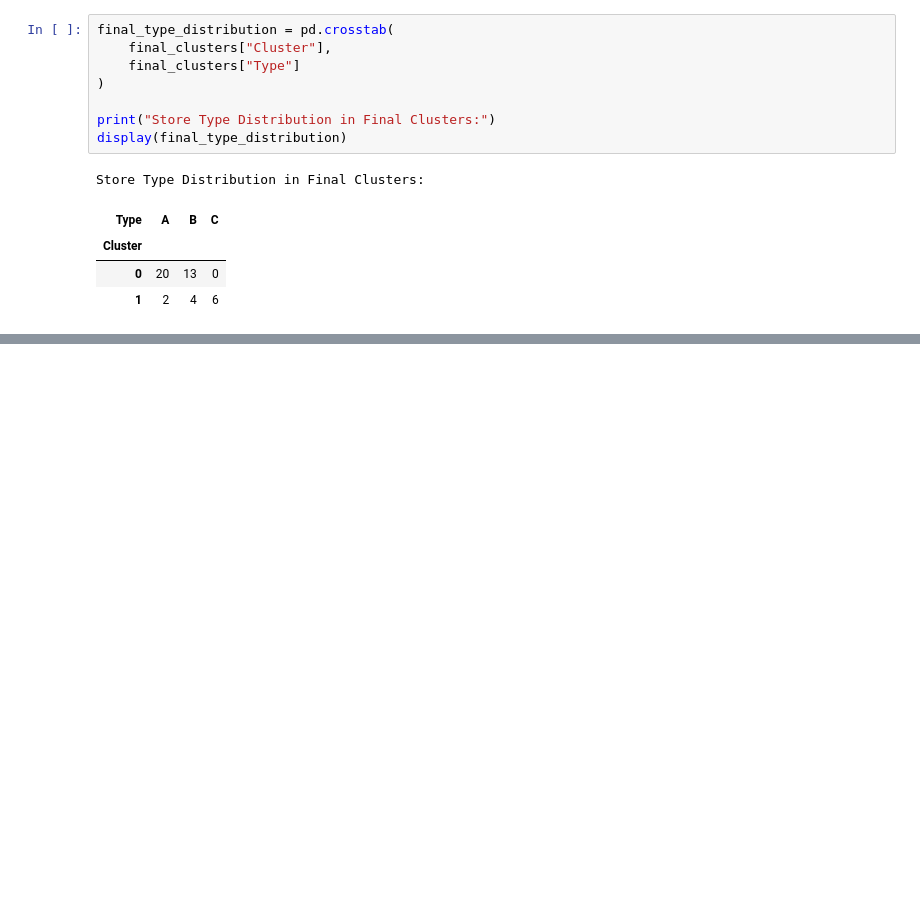
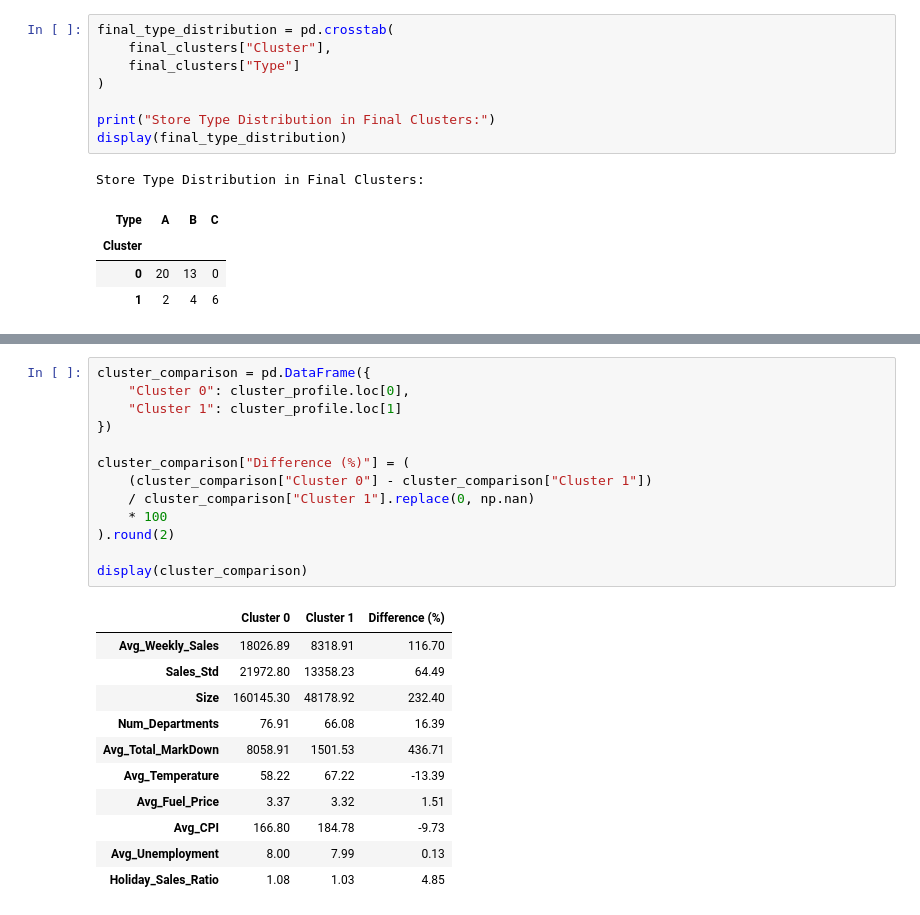
Before and after one commit to TanyaTejaswi/Walmart-Store-Clustering, a Jupyter notebook: Walmart_Store_Clustering.ipynb, the cells around one changed output, grey strips where cells are left out. Cells and saved outputs as stored; diff of their text form; blank space fills up the shorter version.

```diff
--- a/Walmart_Store_Clustering.ipynb
+++ b/Walmart_Store_Clustering.ipynb
@@ -719,0 +800,25 @@ Store Type Distribution in Final Clusters:
+# %%
+cluster_comparison = pd.DataFrame({
+    "Cluster 0": cluster_profile.loc[0],
+    "Cluster 1": cluster_profile.loc[1]
+})
+
+cluster_comparison["Difference (%)"] = (
+    (cluster_comparison["Cluster 0"] - cluster_comparison["Cluster 1"])
+    / cluster_comparison["Cluster 1"].replace(0, np.nan)
+    * 100
+).round(2)
+
+display(cluster_comparison)
+# %% [output]
+|  | Cluster 0 | Cluster 1 | Difference (%) |
+| Avg_Weekly_Sales | 18026.89 | 8318.91 | 116.70 |
+| Sales_Std | 21972.80 | 13358.23 | 64.49 |
+| Size | 160145.30 | 48178.92 | 232.40 |
+| Num_Departments | 76.91 | 66.08 | 16.39 |
+| Avg_Total_MarkDown | 8058.91 | 1501.53 | 436.71 |
+| Avg_Temperature | 58.22 | 67.22 | -13.39 |
+| Avg_Fuel_Price | 3.37 | 3.32 | 1.51 |
+| Avg_CPI | 166.80 | 184.78 | -9.73 |
+| Avg_Unemployment | 8.00 | 7.99 | 0.13 |
+| Holiday_Sales_Ratio | 1.08 | 1.03 | 4.85 |
```
Also changed, not shown: parts of 10 cells of this notebook.
